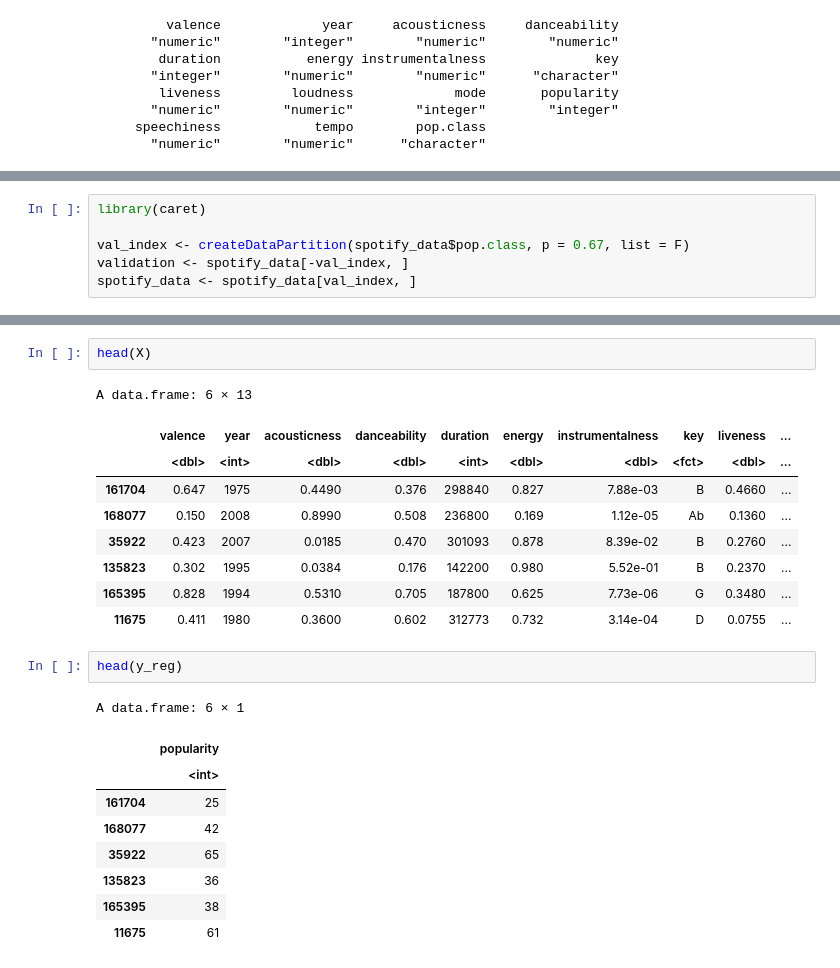
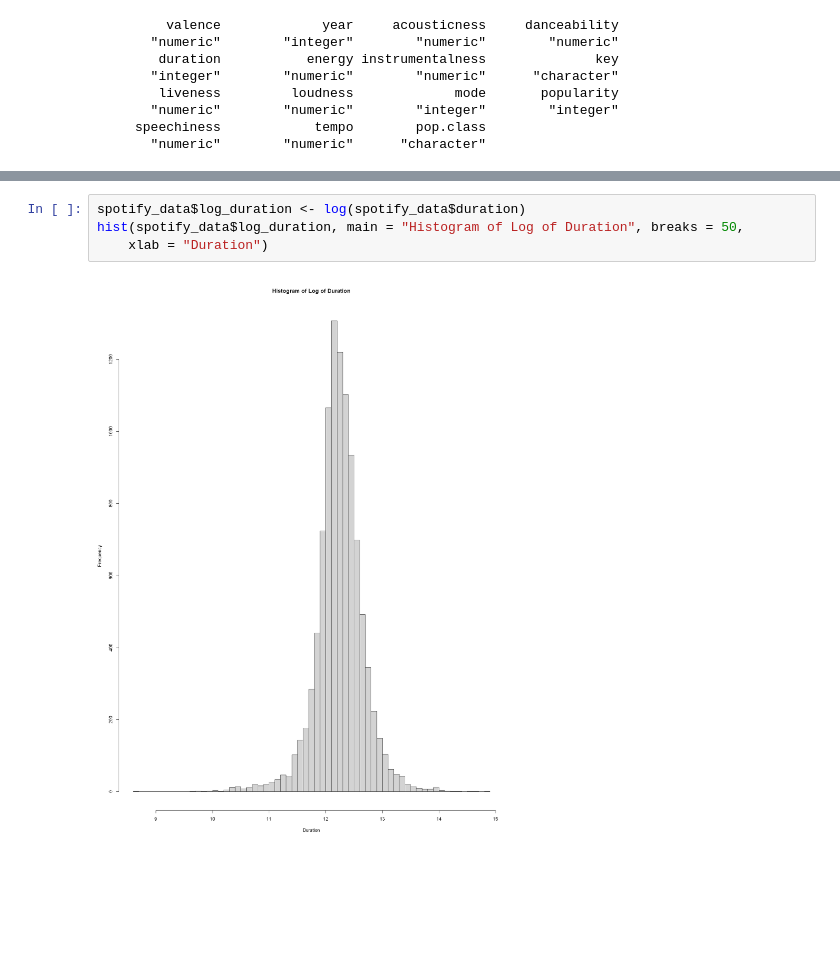
Before and after one commit to jayalabanda/projet-ML, a Jupyter notebook: rapport_R.ipynb, the cells around one changed output, grey strips where cells are left out. Cells and saved outputs as stored; diff of their text form; blank space fills up the shorter version.

```diff
--- a/rapport_R.ipynb
+++ b/rapport_R.ipynb
@@ -89,6 +121,0 @@ for (i in 1:13) {
-# %%
-library(caret)
-
-val_index <- createDataPartition(spotify_data$pop.class, p = 0.67, list = F)
-validation <- spotify_data[-val_index, ]
-spotify_data <- spotify_data[val_index, ]
@@ -118,24 +122,6 @@ The following objects are masked from 'package:base':
-# %%
-head(X)
-# %% [output]
-A data.frame: 6 × 13
-|  | valence | year | acousticness | danceability | duration | energy | instrumentalness | key | liveness | ... |
-|  | <dbl> | <int> | <dbl> | <dbl> | <int> | <dbl> | <dbl> | <fct> | <dbl> | ... |
-| 161704 | 0.647 | 1975 | 0.4490 | 0.376 | 298840 | 0.827 | 7.88e-03 | B | 0.4660 | ... |
-| 168077 | 0.150 | 2008 | 0.8990 | 0.508 | 236800 | 0.169 | 1.12e-05 | Ab | 0.1360 | ... |
-| 35922 | 0.423 | 2007 | 0.0185 | 0.470 | 301093 | 0.878 | 8.39e-02 | B | 0.2760 | ... |
-| 135823 | 0.302 | 1995 | 0.0384 | 0.176 | 142200 | 0.980 | 5.52e-01 | B | 0.2370 | ... |
-| 165395 | 0.828 | 1994 | 0.5310 | 0.705 | 187800 | 0.625 | 7.73e-06 | G | 0.3480 | ... |
-| 11675 | 0.411 | 1980 | 0.3600 | 0.602 | 312773 | 0.732 | 3.14e-04 | D | 0.0755 | ... |
-# %%
-head(y_reg)
-# %% [output]
-A data.frame: 6 × 1
-|  | popularity |
-|  | <int> |
-| 161704 | 25 |
-| 168077 | 42 |
-| 35922 | 65 |
-| 135823 | 36 |
-| 165395 | 38 |
-| 11675 | 61 |
+# %%
+spotify_data$log_duration <- log(spotify_data$duration)
+hist(spotify_data$log_duration, main = "Histogram of Log of Duration", breaks = 50,
+    xlab = "Duration")
+# %% [output]
+[figure, added]
```
Also changed, not shown: parts of 46 cells of this notebook.
